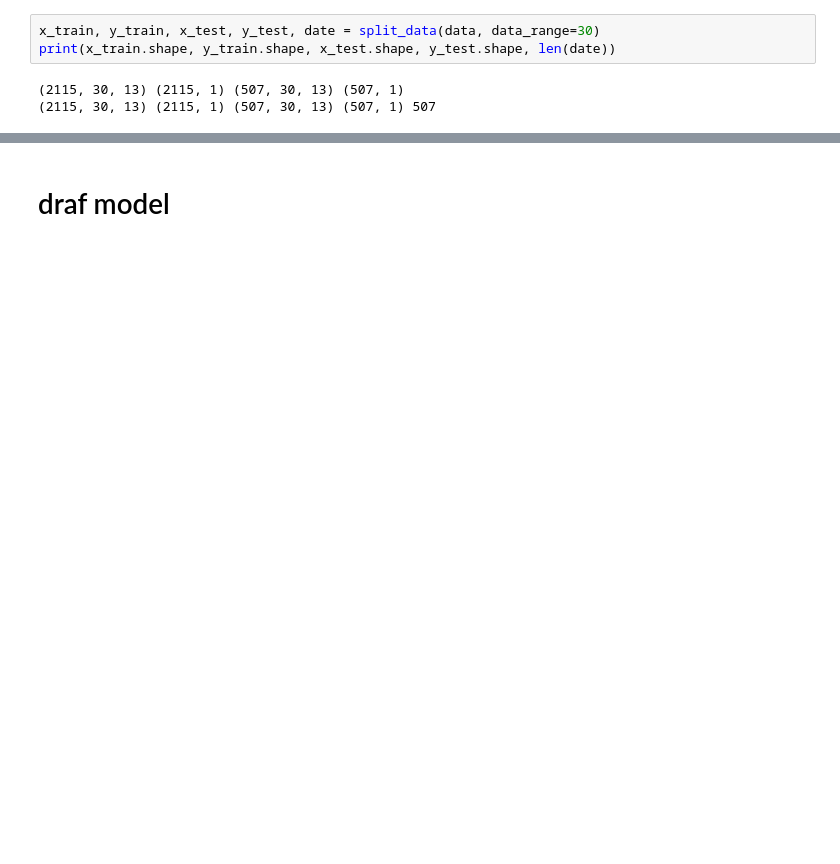
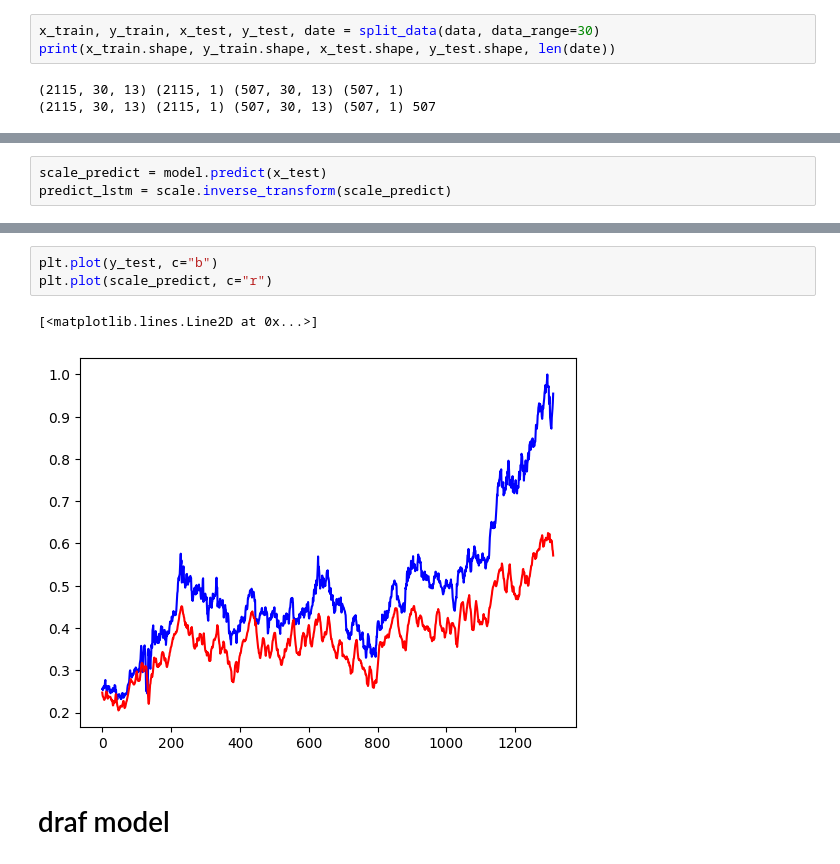
Before and after one commit to BrossBoy/internship, a Jupyter notebook: assign_gold.ipynb, the cells around one changed output, grey strips where cells are left out. Saved outputs shown, nothing was run; the diff lists cells and outputs as text; blank space fills up the shorter version.

```diff
--- a/assign_gold.ipynb
+++ b/assign_gold.ipynb
@@ -115,0 +233,3 @@ print(x_train.shape, y_train.shape, x_test.shape, y_test.shape, len(date))
+# %%
+scale_predict = model.predict(x_test)
+predict_lstm = scale.inverse_transform(scale_predict)
@@ -116,3 +238,9 @@ print(x_train.shape, y_train.shape, x_test.shape, y_test.shape, len(date))
+# %%
+plt.plot(y_test, c="b")
+plt.plot(scale_predict, c="r")
+# %% [output]
+[<matplotlib.lines.Line2D at 0x...>]
+[figure, added]
 # %% [markdown]
 # draf model
 # %%
```
Also changed, not shown: parts of 17 cells of this notebook.
